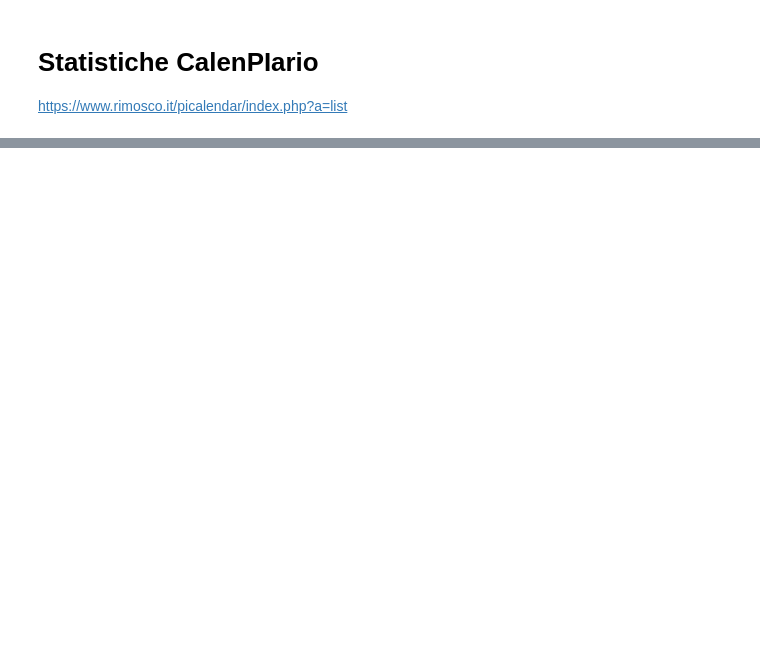
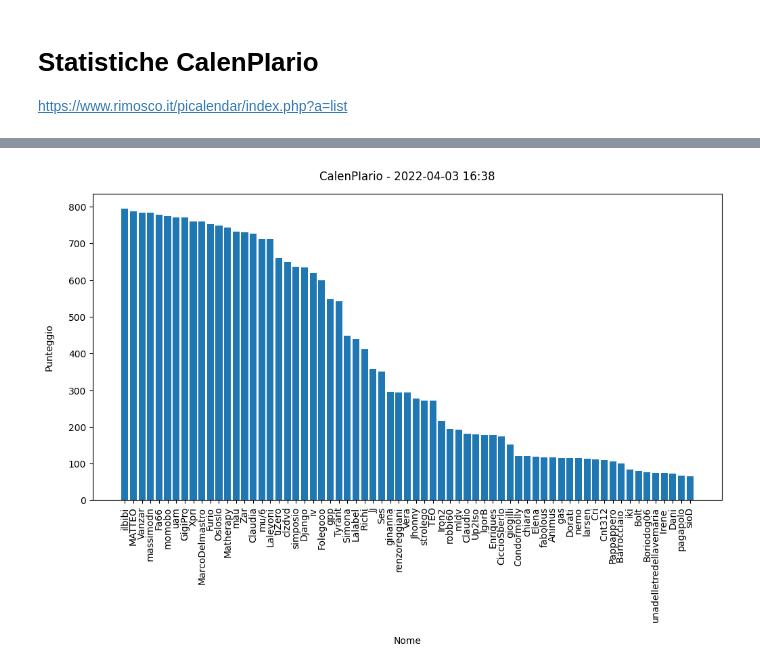
Before and after one commit to marcodelmastro/MathGames, a Jupyter notebook: calenPIario stats.ipynb, the cells around one changed output, grey strips where cells are left out. Cells and saved outputs as stored; diff of their text form; code cells hidden in the pictures; blank space fills up the shorter version.

Commit message:
calenPIario stats with names and scores

```diff
--- a/calenPIario stats.ipynb
+++ b/calenPIario stats.ipynb
@@ -38,0 +39,28 @@ plt.show()
+# %%
+url = 'https://www.rimosco.it/picalendar/index.php?a=highscore'
+
+r = requests.get(url)
+pical_highscore = BeautifulSoup(r.text, 'html.parser')
+
+table = str(pical_highscore.find_all("table")[0])
+table = table.replace("<table><tr><td>Punteggio</td><td>Nickname</td></tr><tr>","").replace("</tr></table>","")
+table = [ [ i.replace('<td>','').replace('</td>','') for i in l.split("</td><td>") ] for l in table.split("</tr><tr>") ]
+
+pmin = 0 # skip names below a minimal score
+
+points = []
+names = []
+for point,name in table:
+    if int(point)>pmin:
+        points.append(int(point))
+        names.append(name)
+
+fig, ax = plt.subplots(figsize=(12,6),dpi=100)
+plt.bar(names,points)
+plt.xticks(range(len(names)), names, rotation='vertical')
+ax.set_xlabel('Nome', labelpad=15)
+ax.set_ylabel('Punteggio', labelpad=15)
+ax.set_title('CalenPIario - {}'.format(now), pad=15)
+plt.show()
+# %% [output]
+[figure, added]
```
Also changed, not shown: parts of 1 cell of this notebook.
